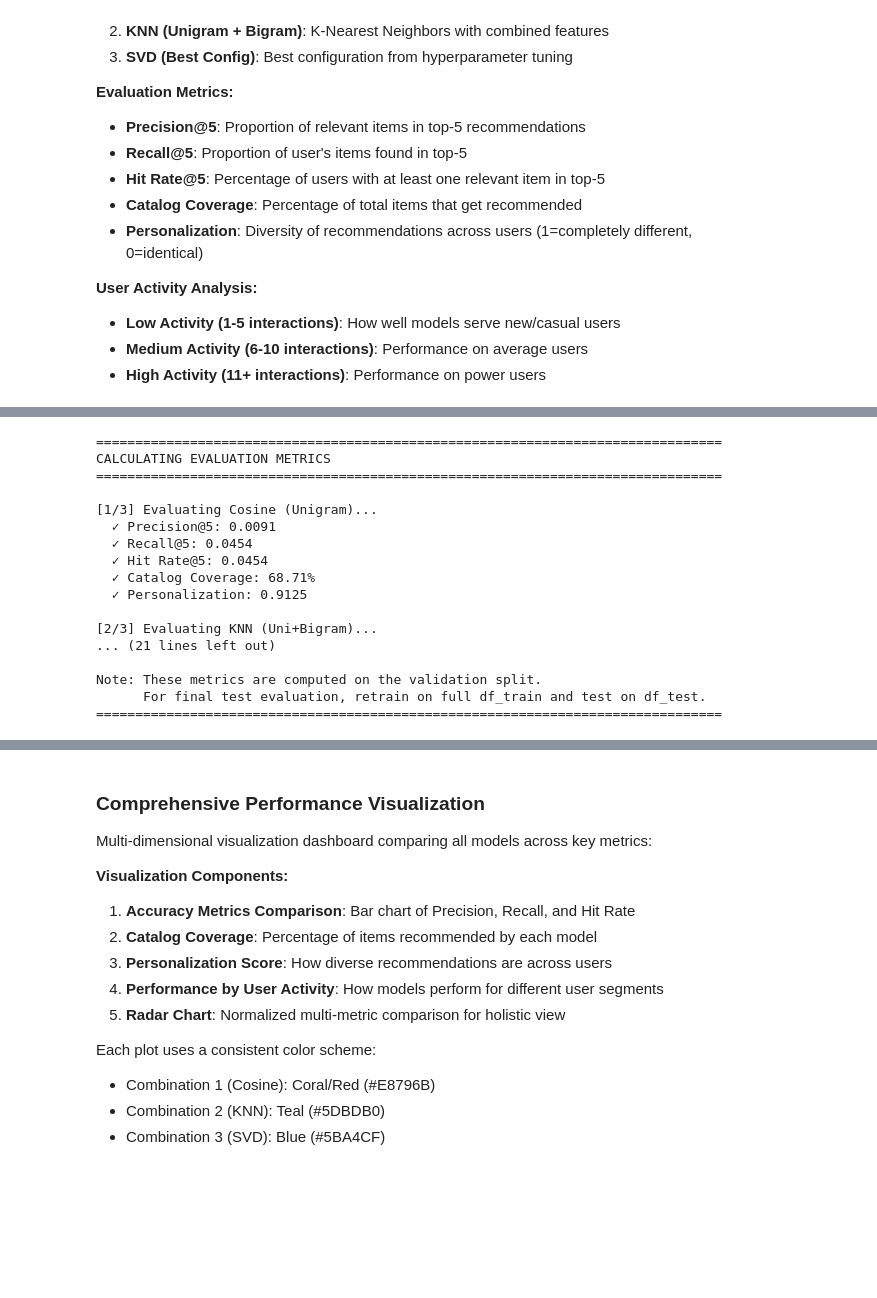
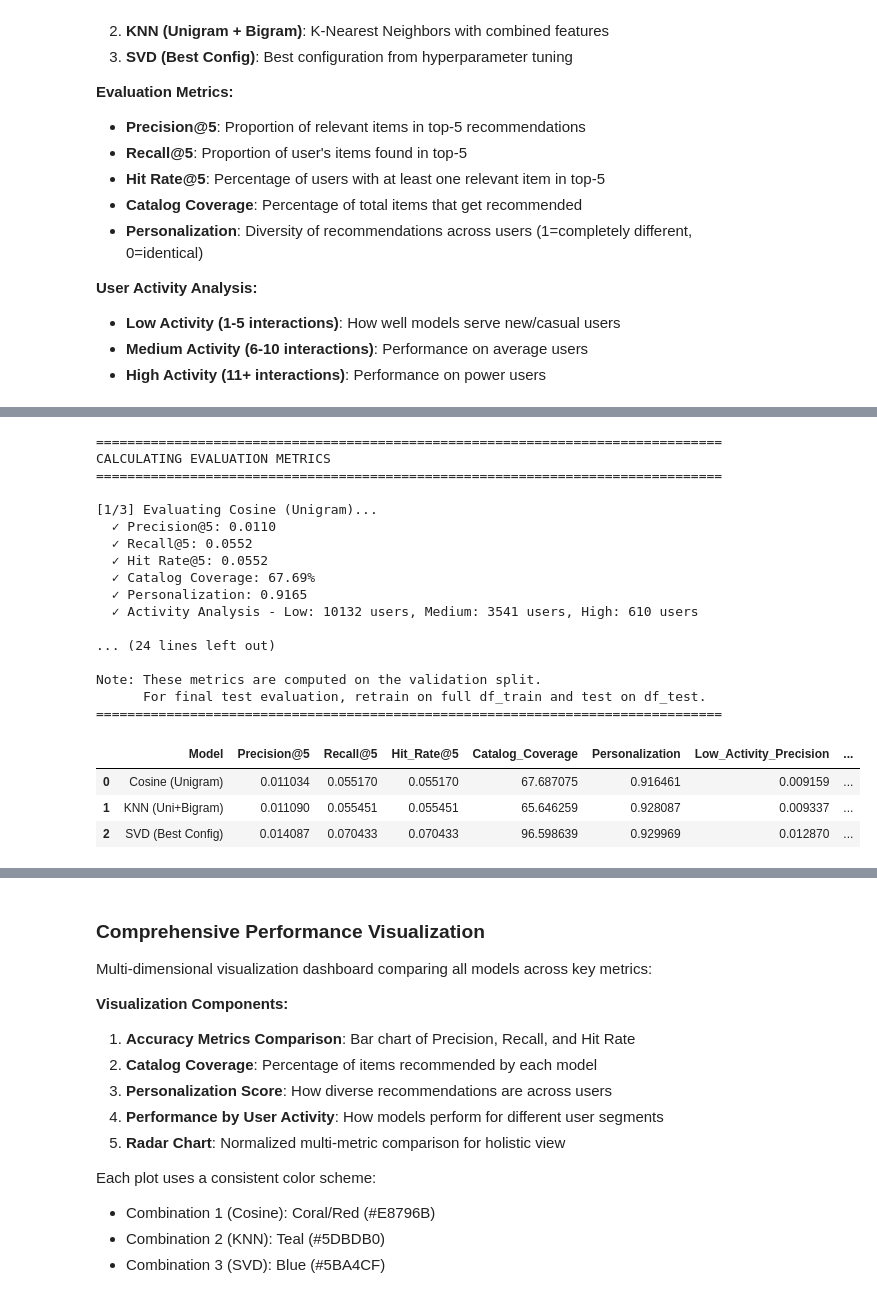
Before and after one commit to TanNguyen17/Practical-DataScience-A3, a Jupyter notebook: Practical_Data_Science_A3.ipynb, the cells around one changed output, grey strips where cells are left out. Drawn from its saved outputs; the diff is of its cells as text; code cells hidden in the pictures; blank space fills up the shorter version.

```diff
--- a/Practical_Data_Science_A3.ipynb
+++ b/Practical_Data_Science_A3.ipynb
@@ -1737,7 +1865,23 @@ for i, (model_name, model_recs) in enumerate(recommendations.items(), 1):
     print(f"  ✓ Personalization: {personalization:.4f}")
 
     # User activity segmentation
-    activity_analysis = analyze_by_user_activity(model_recs, val_ground_truth, df_train_split)
+    # Create full training pivot for accurate user activity counts
+    full_train_pivot = df_train.copy()
+    full_train_pivot['user_id'] = full_train_pivot['user_id'].astype(str)
+    full_train_pivot = full_train_pivot.pivot_table(
+        index='user_id',
+        columns='vroot_id',
+        aggfunc='size',
+        fill_value=0
+    )
+    full_train_pivot = (full_train_pivot > 0).astype(int)
+
+    # Analyze by activity level: Low (1-5), Medium (6-10), High (11+)
+    activity_analysis = analyze_by_user_activity(model_recs, val_ground_truth, full_train_pivot)
+
+    print(f"  ✓ Activity Analysis - Low: {activity_analysis['Low Activity (1-5)']['count']} users, "
+          f"Medium: {activity_analysis['Medium Activity (6-10)']['count']} users, "
+          f"High: {activity_analysis['High Activity (11+)']['count']} users")
 
     results.append({
         'Model': clean_name,
@@ -1768,18 +1912,25 @@ CALCULATING EVALUATION METRICS
 ================================================================================
 
 [1/3] Evaluating Cosine (Unigram)...
-  ✓ Precision@5: 0.0091
-  ✓ Recall@5: 0.0454
-  ✓ Hit Rate@5: 0.0454
-  ✓ Catalog Coverage: 68.71%
-  ✓ Personalization: 0.9125
+  ✓ Precision@5: 0.0110
+  ✓ Recall@5: 0.0552
+  ✓ Hit Rate@5: 0.0552
+  ✓ Catalog Coverage: 67.69%
+  ✓ Personalization: 0.9165
+  ✓ Activity Analysis - Low: 10132 users, Medium: 3541 users, High: 610 users
 
-[2/3] Evaluating KNN (Uni+Bigram)...
-... (21 lines left out)
+... (24 lines left out)
 
 Note: These metrics are computed on the validation split.
       For final test evaluation, retrain on full df_train and test on df_test.
 ================================================================================
+# %%
+results_df
+# %% [output]
+|  | Model | Precision@5 | Recall@5 | Hit_Rate@5 | Catalog_Coverage | Personalization | Low_Activity_Precision | ... |
+| 0 | Cosine (Unigram) | 0.011034 | 0.055170 | 0.055170 | 67.687075 | 0.916461 | 0.009159 | ... |
+| 1 | KNN (Uni+Bigram) | 0.011090 | 0.055451 | 0.055451 | 65.646259 | 0.928087 | 0.009337 | ... |
+| 2 | SVD (Best Config) | 0.014087 | 0.070433 | 0.070433 | 96.598639 | 0.929969 | 0.012870 | ... |
 # %%
 # ============================================================================
 # STEP 4: Create Comprehensive Visualization Dashboard
```
Also changed, not shown: parts of 17 cells of this notebook.
